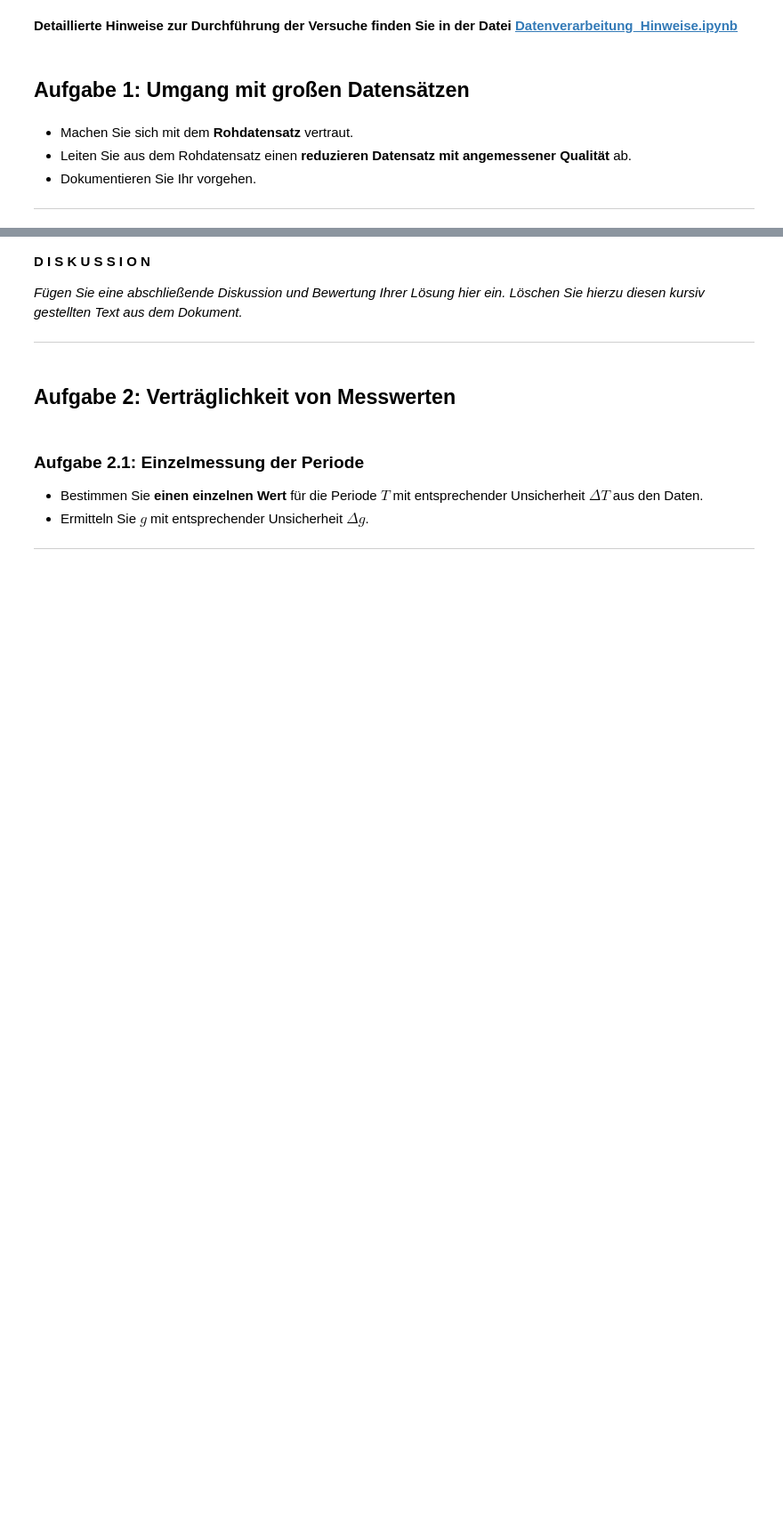
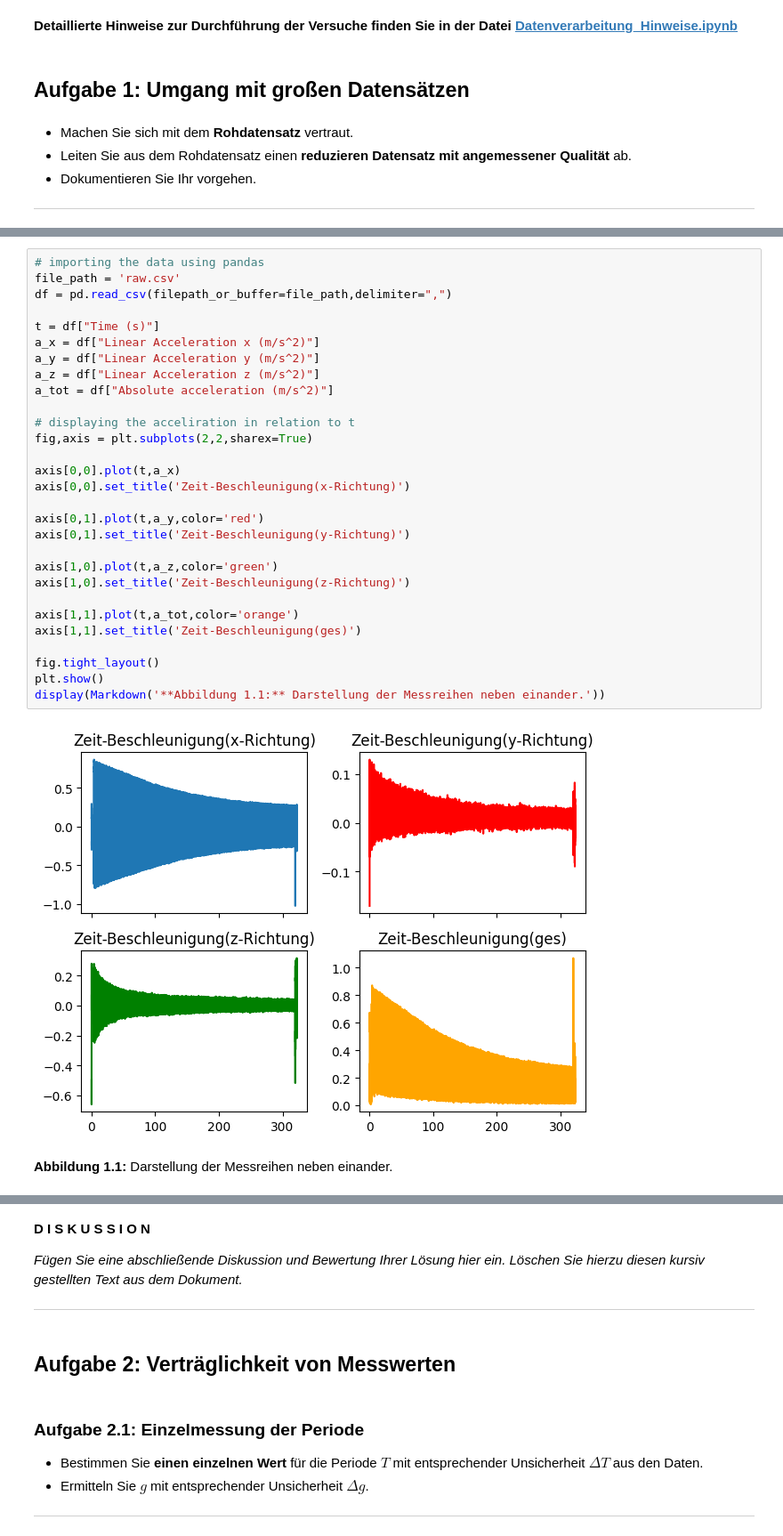
Before and after one commit to AlFa-Tier/Uni_codes, a Jupyter notebook: Praktikum/Praktikum 1/Datenverarbeitung/Datenverarbeitung.ipynb, the cells around one changed output, grey strips where cells are left out. Shown at 89% size. Saved outputs shown, nothing was run; the diff lists cells and outputs as text; blank space fills up the shorter version.

```diff
--- a/Praktikum/Praktikum 1/Datenverarbeitung/Datenverarbeitung.ipynb
+++ b/Praktikum/Praktikum 1/Datenverarbeitung/Datenverarbeitung.ipynb
@@ -101,0 +112,32 @@ Testiert am: __________________ Testat: __________________
+# %%
+# importing the data using pandas
+file_path = 'raw.csv'
+df = pd.read_csv(filepath_or_buffer=file_path,delimiter=",")
+
+t = df["Time (s)"]
+a_x = df["Linear Acceleration x (m/s^2)"]
+a_y = df["Linear Acceleration y (m/s^2)"]
+a_z = df["Linear Acceleration z (m/s^2)"]
+a_tot = df["Absolute acceleration (m/s^2)"]
+
+# displaying the acceliration in relation to t
+fig,axis = plt.subplots(2,2,sharex=True)
+
+axis[0,0].plot(t,a_x)
+axis[0,0].set_title('Zeit-Beschleunigung(x-Richtung)')
+
+axis[0,1].plot(t,a_y,color='red')
+axis[0,1].set_title('Zeit-Beschleunigung(y-Richtung)')
+
+axis[1,0].plot(t,a_z,color='green')
+axis[1,0].set_title('Zeit-Beschleunigung(z-Richtung)')
+
+axis[1,1].plot(t,a_tot,color='orange')
+axis[1,1].set_title('Zeit-Beschleunigung(ges)')
+
+fig.tight_layout()
+plt.show()
+display(Markdown('**Abbildung 1.1:** Darstellung der Messreihen neben einander.'))
+# %% [output]
+[figure, added]
+**Abbildung 1.1:** Darstellung der Messreihen neben einander.
```
Also changed, not shown: parts of 5 cells of this notebook.
